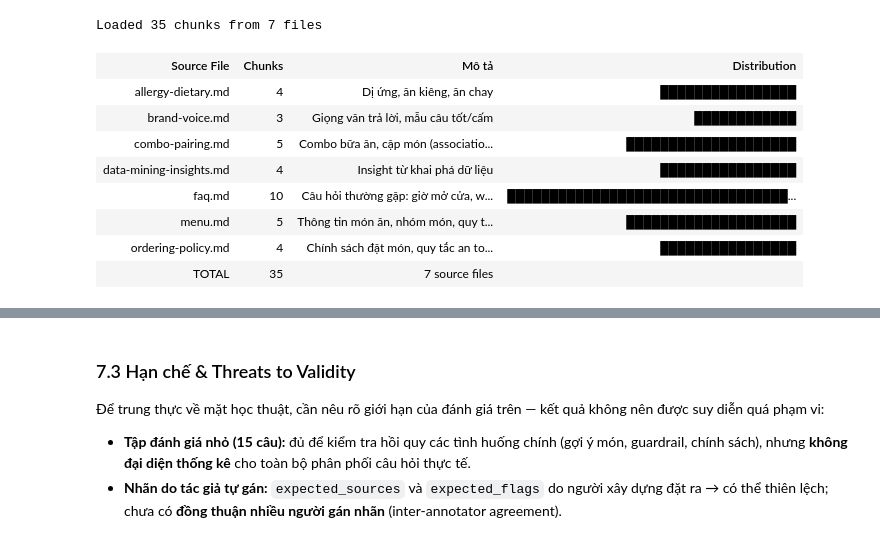
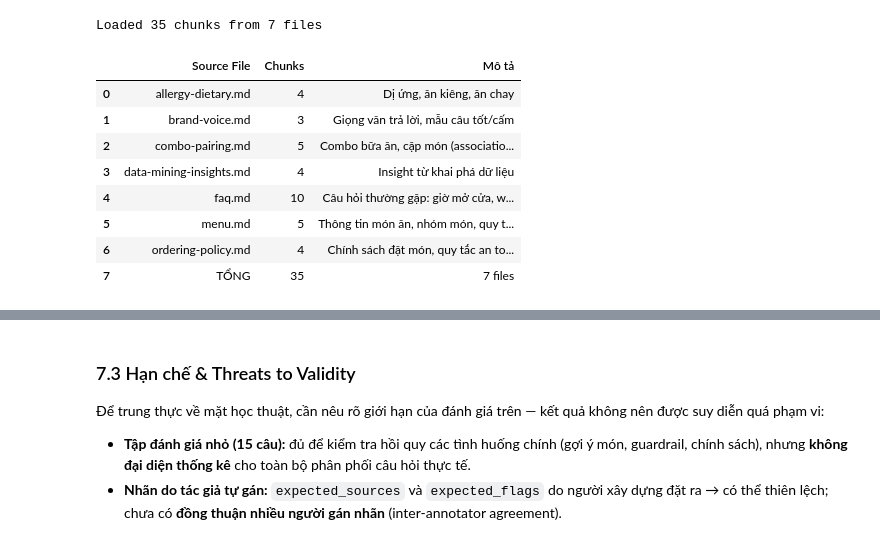
Before and after one commit to Anpham120/restaurant-qr-ai-ordering, a Jupyter notebook: ai/notebooks/ai_rag_presentation.ipynb, the cells around one changed output, grey strips where cells are left out. Cells and saved outputs as stored; diff of their text form; code cells hidden in the pictures.

```diff
--- a/ai/notebooks/ai_rag_presentation.ipynb
+++ b/ai/notebooks/ai_rag_presentation.ipynb
@@ -63,0 +32,17 @@ Setup complete.
+# %%
+# ──────────────────────────────────────────────────
+# SETUP — Thư viện trình bày
+# ──────────────────────────────────────────────────
+import pandas as pd
+from IPython.display import display
+
+pd.set_option("display.max_colwidth", 90)
+pd.set_option("display.max_rows", 40)
+
+
+def metrics_table(d):
+    """Dict số liệu -> bảng 2 cột (Chỉ số / Giá trị)."""
+    return pd.DataFrame({"Chỉ số": list(d.keys()), "Giá trị": list(d.values())})
+
+
+print("Setup complete.")
@@ -408,57 +380,35 @@ print(f"Loaded {len(chunks)} chunks from {len(KNOWLEDGE_BASE_RAW)} files")
 # %% [output]
 Loaded 35 chunks from 7 files
 # %%
-# ══════════════════════════════════════════════════
-# 2.2 — Hiển thị Knowledge Base
-# ══════════════════════════════════════════════════
+# ──────────────────────────────────────────────────
+# 2.2 — Phân bố chunks theo file
+# ──────────────────────────────────────────────────
 from collections import Counter
 
 source_counts = Counter(c.source for c in chunks)
 desc_map = {
-    "menu.md": ("Thông tin món ăn, nhóm món, quy tắc giá", "#005BAC"),
-    "faq.md": ("Câu hỏi thường gặp: giờ mở cửa, wifi, thanh toán", "#08BCEF"),
-    "ordering-policy.md": ("Chính sách đặt món, quy tắc an toàn AI", "#FF6B6B"),
-    "brand-voice.md": ("Giọng văn trả lời, mẫu câu tốt/cấm", "#FFB347"),
-    "allergy-dietary.md": ("Dị ứng, ăn kiêng, ăn chay", "#00A86B"),
-    "combo-pairing.md": ("Combo bữa ăn, cặp món (association rules)", "#9B59B6"),
-    "data-mining-insights.md": ("Insight từ khai phá dữ liệu", "#E67E22"),
+    "menu.md": "Thông tin món ăn, nhóm món, quy tắc giá",
+    "faq.md": "Câu hỏi thường gặp: giờ mở cửa, wifi, thanh toán",
+    "ordering-policy.md": "Chính sách đặt món, quy tắc an toàn AI",
+    "brand-voice.md": "Giọng văn trả lời, mẫu câu tốt/cấm",
+    "allergy-dietary.md": "Dị ứng, ăn kiêng, ăn chay",
+    "combo-pairing.md": "Combo bữa ăn, cặp món (association rules)",
+    "data-mining-insights.md": "Insight từ khai phá dữ liệu",
 }
 
-rows = ""
-for source, count in sorted(source_counts.items()):
-    desc, color = desc_map.get(source, ("", "#333"))
-    bar = "<span style='color:" + color + "'>" + "█" * (count * 4) + "</span>"
-    rows += f"""<tr>
-      <td style='padding:10px 14px;font-weight:700'>{source}</td>
-      <td style='text-align:center;padding:10px'><span style='background:{color};color:#fff;padding:3px 10px;
-          border-radius:99px;font-size:13px;font-weight:700'>{count}</span></td>
-      <td style='padding:10px 14px'>{desc}</td>
-      <td style='padding:10px 14px'>{bar}</td>
-    </tr>"""
-
-display(HTML(f"""
-<table style='border-collapse:collapse;width:100%;font-size:14px'>
-<tr style='background:#08233E;color:#fff'>
-  <th style='padding:10px 14px;text-align:left'>Source File</th>
-  <th style='padding:10px'>Chunks</th>
-  <th style='padding:10px 14px;text-align:left'>Mô tả</th>
-  <th style='padding:10px 14px;text-align:left'>Distribution</th>
-</tr>
-{rows}
-<tr style='background:#F2FAFD;font-weight:700'>
-  <td style='padding:10px 14px'>TOTAL</td>
-  <td style='text-align:center;padding:10px'>{len(chunks)}</td>
-  <td colspan='2' style='padding:10px 14px'>{len(source_counts)} source files</td>
-</tr>
-</table>
-"""))
+kb_table = pd.DataFrame(
+    [(src, cnt, desc_map.get(src, "")) for src, cnt in sorted(source_counts.items())],
+    columns=["Source File", "Chunks", "Mô tả"],
+)
+kb_table.loc[len(kb_table)] = ["TỔNG", len(chunks), f"{len(source_counts)} files"]
+kb_table
 # %% [output]
-| Source File | Chunks | Mô tả | Distribution |
-| allergy-dietary.md | 4 | Dị ứng, ăn kiêng, ăn chay | ████████████████ |
-| brand-voice.md | 3 | Giọng văn trả lời, mẫu câu tốt/cấm | ████████████ |
-| combo-pairing.md | 5 | Combo bữa ăn, cặp món (associatio... | ████████████████████ |
-| data-mining-insights.md | 4 | Insight từ khai phá dữ liệu | ████████████████ |
-| faq.md | 10 | Câu hỏi thường gặp: giờ mở cửa, w... | █████████████████████████████████... |
-| menu.md | 5 | Thông tin món ăn, nhóm món, quy t... | ████████████████████ |
-| ordering-policy.md | 4 | Chính sách đặt món, quy tắc an to... | ████████████████ |
-| TOTAL | 35 | 7 source files |  |
+|  | Source File | Chunks | Mô tả |
+| 0 | allergy-dietary.md | 4 | Dị ứng, ăn kiêng, ăn chay |
+| 1 | brand-voice.md | 3 | Giọng văn trả lời, mẫu câu tốt/cấm |
+| 2 | combo-pairing.md | 5 | Combo bữa ăn, cặp món (associatio... |
+| 3 | data-mining-insights.md | 4 | Insight từ khai phá dữ liệu |
+| 4 | faq.md | 10 | Câu hỏi thường gặp: giờ mở cửa, w... |
+| 5 | menu.md | 5 | Thông tin món ăn, nhóm món, quy t... |
+| 6 | ordering-policy.md | 4 | Chính sách đặt món, quy tắc an to... |
+| 7 | TỔNG | 35 | 7 files |
```
Also changed, not shown: parts of 45 cells of this notebook.
